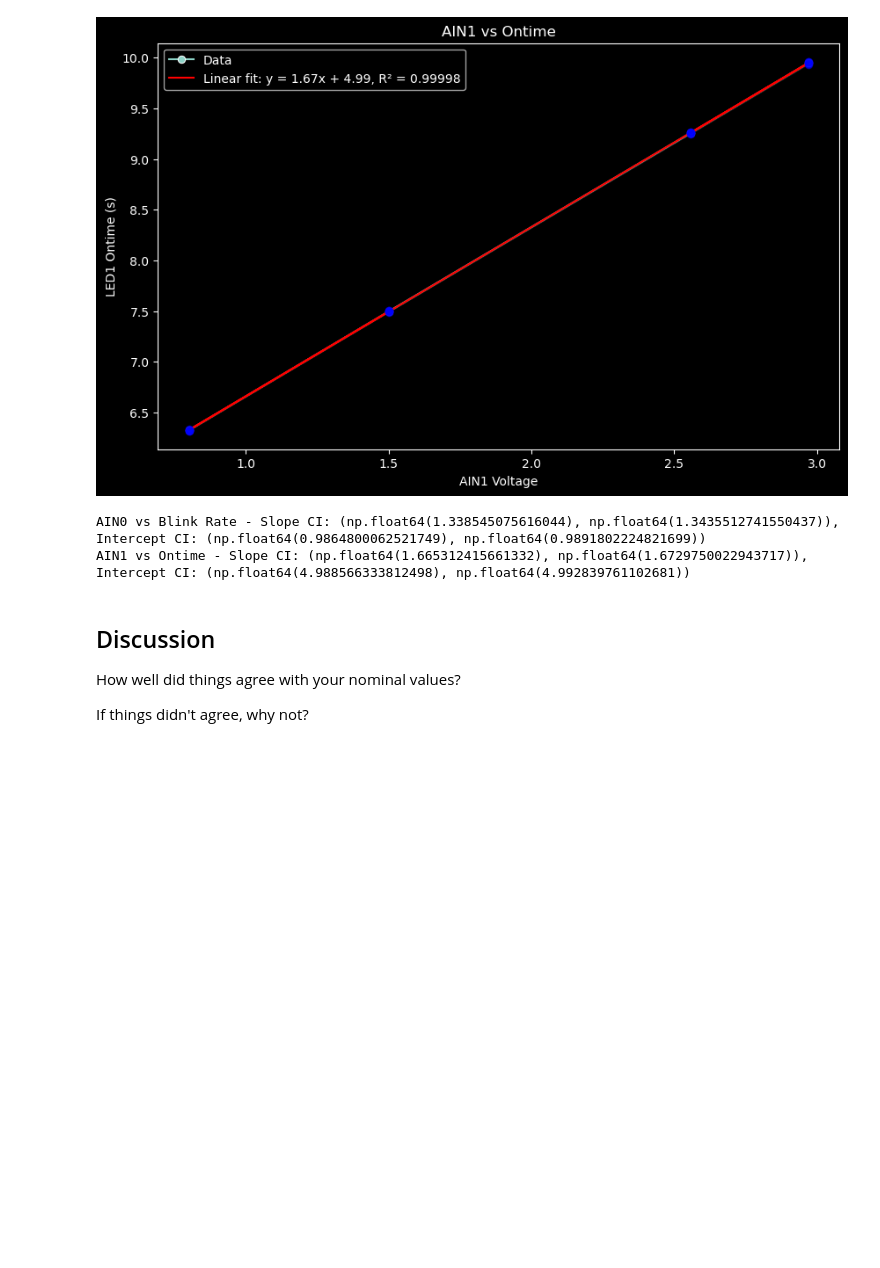
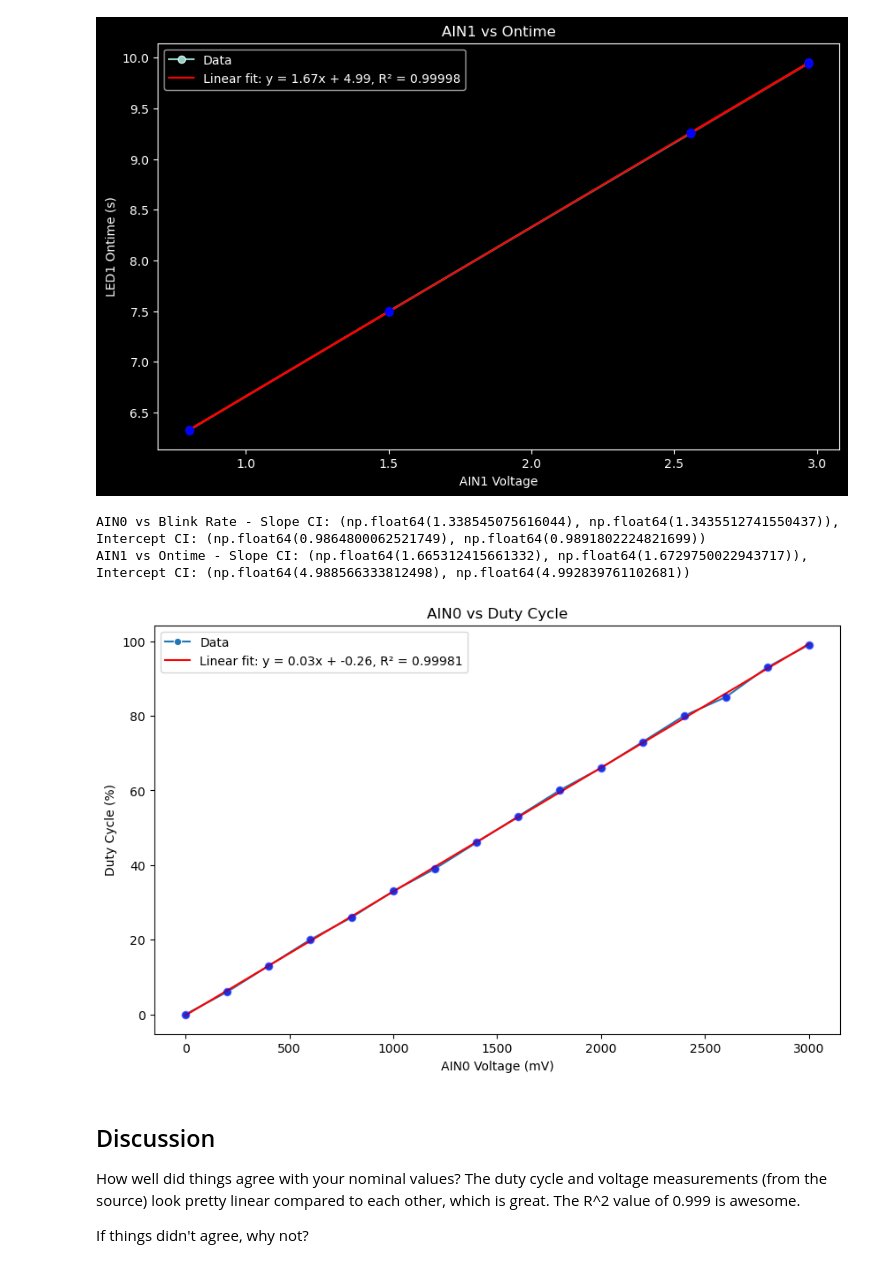
Before and after one commit to jamesmu03/zephyr-hrm, a Jupyter notebook: testing/technical_report.ipynb, the cells around one changed output. Saved outputs shown, nothing was run; the diff lists cells and outputs as text; code cells hidden in the pictures; blank space fills up the shorter version.

```diff
--- a/testing/technical_report.ipynb
+++ b/testing/technical_report.ipynb
@@ -267,9 +267,41 @@ print(f'AIN1 vs Ontime - Slope CI: {slope_ci}, Intercept CI: {intercept_ci}')
 # %% [output]
 AIN0 vs Blink Rate - Slope CI: (np.float64(1.338545075616044), np.float64(1.3435512741550437)), Intercept CI: (np.float64(0.9864800062521749), np.float64(0.9891802224821699))
 AIN1 vs Ontime - Slope CI: (np.float64(1.665312415661332), np.float64(1.6729750022943717)), Intercept CI: (np.float64(4.988566333812498), np.float64(4.992839761102681))
+# %%
+file_path = 'lin_reg_data.csv'
+data = pd.read_csv(file_path)
+
+def plot_with_fit(x, y, x_label, y_label, title):
+    # Linear regression
+    slope, intercept, r_value, p_value, std_err = sp.stats.linregress(x, y)
+    line = slope * np.array(x) + intercept
+
+    # Plotting
+    plt.figure(figsize=(10, 6))
+    ax = sns.lineplot(x=x, y=y, marker='o', label='Data')
+    plt.plot(x, line, color='red', label=f'Linear fit: y = {slope:.2f}x + {intercept:.2f}, R² = {r_value**2:.5f}')
+    # Adding error bars
+    y_err = std_err * np.ones_like(y)
+    ax.errorbar(x, y, yerr=y_err, fmt='o', color='blue', alpha=0.5)
+
+    # Labeling the plot
+    plt.xlabel(x_label)
+    plt.ylabel(y_label)
+    plt.title(title)
+    plt.legend()
+    plt.show()
+
+# Plotting for AIN0 vs Blink Rate
+plot_with_fit(data['AIN0 Voltage (mV)'], data['Duty Cycle (%)'], 'AIN0 Voltage (mV)', 'Duty Cycle (%)', 'AIN0 vs Duty Cycle')
+
+# Plotting for AIN1 vs Ontime
+# kjjplot_with_fit(data['AIN1 Voltage'], data['Ontime (s)'], 'AIN1 Voltage', 'LED1 Ontime (s)', 'AIN1 vs Ontime')
+# %% [output]
+[figure, added]
 # %% [markdown]
 ## Discussion
 
 How well did things agree with your nominal values?
+The duty cycle and voltage measurements (from the source) look pretty linear compared to each other, which is great. The R^2 value of 0.999 is awesome.
 
 If things didn't agree, why not?
```
Also changed, not shown: 1 other file.
